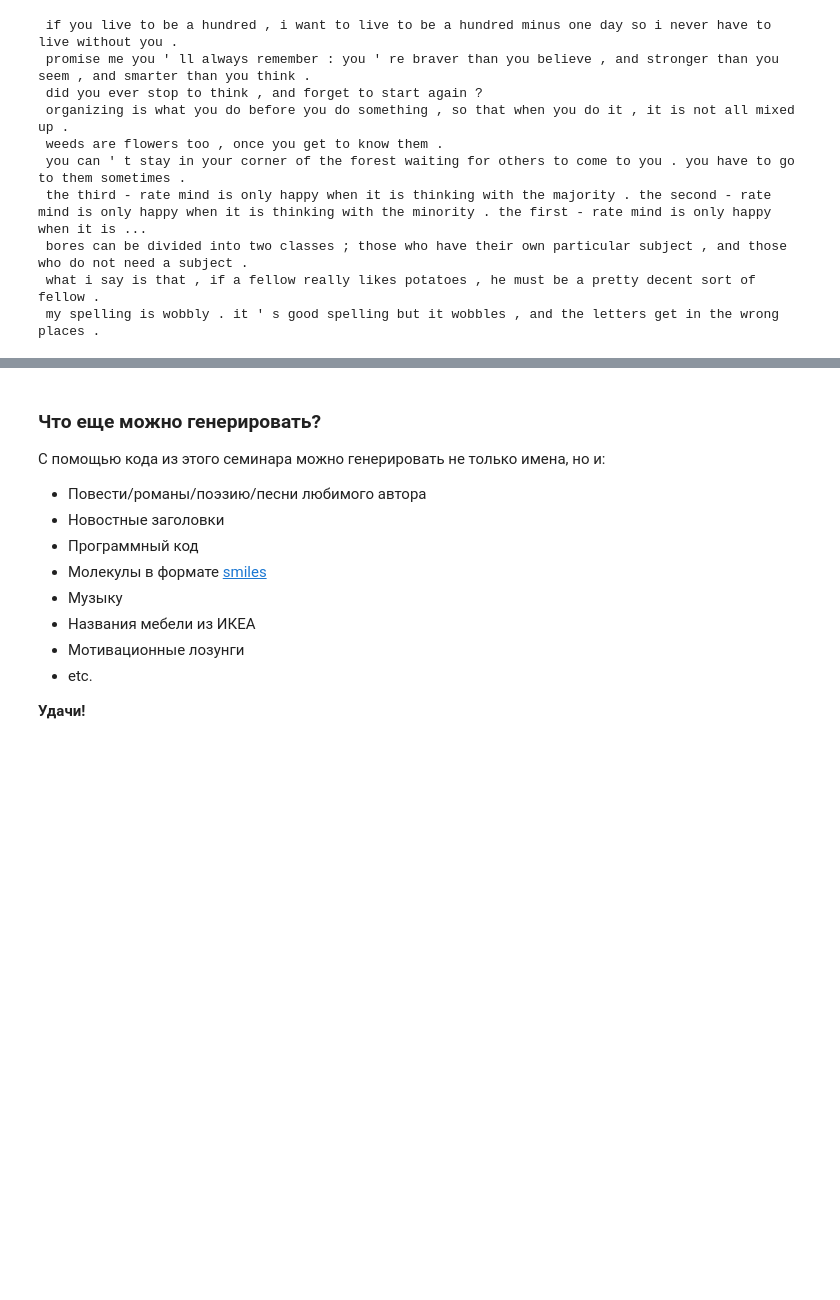
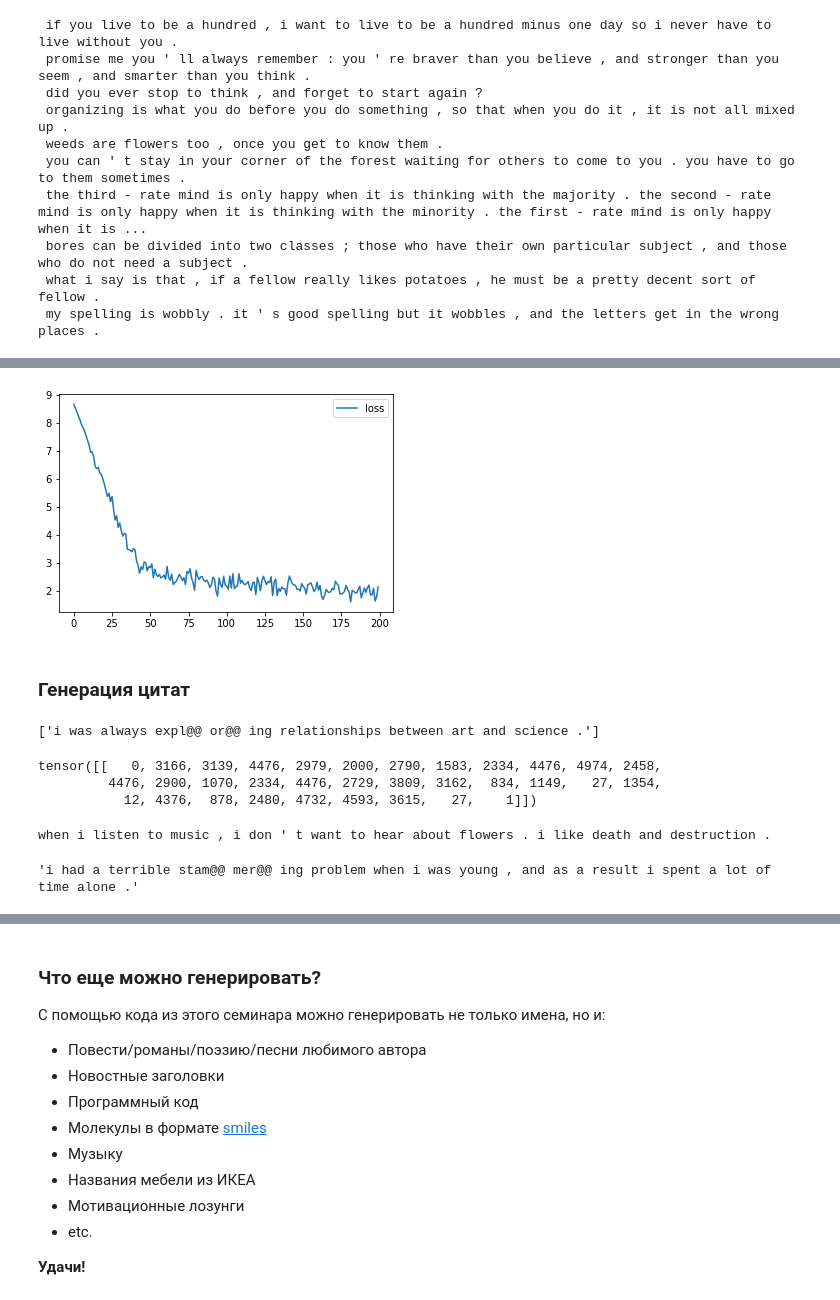
Before and after one commit to korab1ev/LanguageModeling, a Jupyter notebook: RNN-name-generator-samsung/RNN_name_generator.ipynb, the cells around one changed output, grey strips where cells are left out. Cells and saved outputs as stored; diff of their text form; code cells hidden in the pictures; blank space fills up the shorter version.

```diff
--- a/RNN-name-generator-samsung/RNN_name_generator.ipynb
+++ b/RNN-name-generator-samsung/RNN_name_generator.ipynb
@@ -753,0 +760,12 @@ out_voc = Vocab.from_lines(train_out) # en (output) vocab
+# %%
+# Here's how you cast lines into ids and backwards.
+batch_lines = sorted(data, key=len)[5:10]
+batch_ids = voc.to_matrix(batch_lines)
+batch_lines_restored = voc.to_lines(batch_ids)
+
+print("lines")
+print(batch_lines)
+print("\nwords to ids (0 = bos, 1 = eos):")
+print(batch_ids)
+print("\nback to words")
+print(batch_lines_restored)
@@ -753,0 +801,59 @@ out_voc = Vocab.from_lines(train_out) # en (output) vocab
+# %%
+model = BasicModel(num_tokens=len(voc))
+opt = torch.optim.Adam(model.parameters())
+history = []
+# %%
+data = np.squeeze(data).tolist() # to cast it to a simple list, not np.array
+# %%
+MAX_LENGTH = max(list(map(len, map(str.split, data)))) # 112
+
+for i in range(250):
+    batch_lines = sample(data, 32)
+    batch_ix = voc.to_matrix(batch_lines, dtype=torch.int64, max_len=MAX_LENGTH)
+
+    logp_seq, _ = model(batch_ix)
+
+    # compute loss
+    predictions_logp = logp_seq[:, :-1]
+    actual_next_tokens = batch_ix[:, 1:]
+
+    loss = -torch.mean(torch.gather(predictions_logp, dim=2, index=actual_next_tokens[:,:,None]))   # minimizing cross-entropy (<=> maximizing log likelihood)
+
+    # train with backprop
+    loss.backward()
+    opt.step()
+    opt.zero_grad()
+
+    # visualizing training process
+    history.append(loss.data.numpy())
+    if (i + 1) % 100 == 0:
+        clear_output(True)
+        plt.plot(history,label='loss')
+        plt.legend()
+        plt.show()
+
+assert np.mean(history[:10]) > np.mean(history[-10:]), "RNN didn't converge."
+# %% [output]
+[figure, added]
+# %% [markdown]
+### Генерация цитат
+# %%
+sample(data,1)
+# %% [output]
+['i was always expl@@ or@@ ing relationships between art and science .']
+# %%
+voc.to_matrix(sample(data,1))
+# %% [output]
+tensor([[   0, 3166, 3139, 4476, 2979, 2000, 2790, 1583, 2334, 4476, 4974, 2458,
+         4476, 2900, 1070, 2334, 4476, 2729, 3809, 3162,  834, 1149,   27, 1354,
+           12, 4376,  878, 2480, 4732, 4593, 3615,   27,    1]])
+# %%
+for token in sample(data,1):
+    print(token)
+# %% [output]
+when i listen to music , i don ' t want to hear about flowers . i like death and destruction .
+# %%
+seed_phrase = sample(data,1)[0]
+seed_phrase
+# %% [output]
+'i had a terrible stam@@ mer@@ ing problem when i was young , and as a result i spent a lot of time alone .'
```
Also changed, not shown: parts of 28 cells of this notebook.
